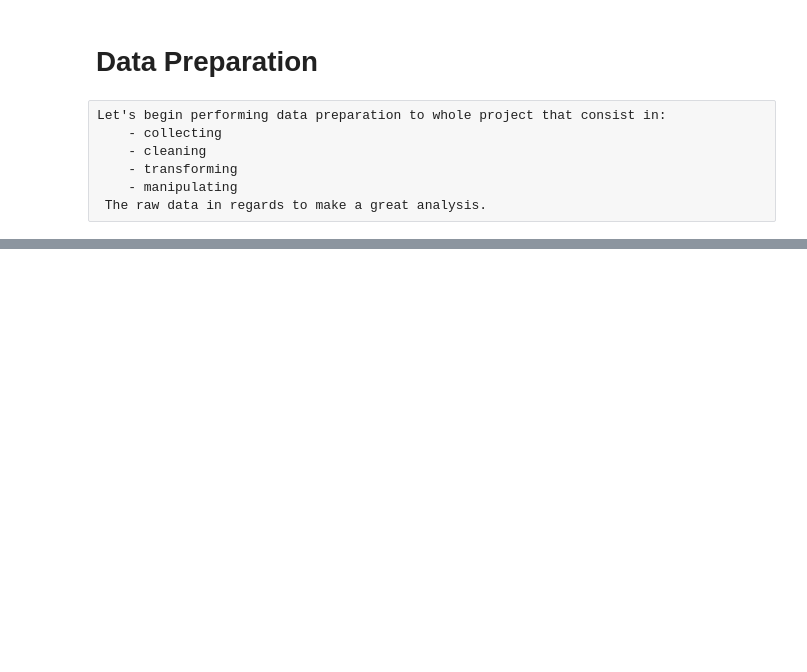
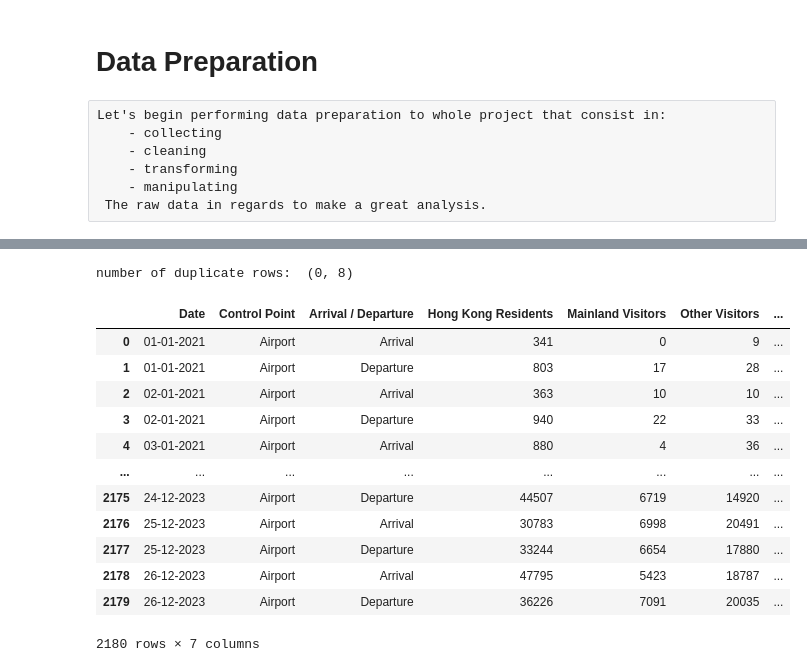
Before and after one commit to Lylkend-Albuquerque/CA2, a Jupyter notebook: CA_2 - 2023.ipynb, the cells around one changed output, grey strips where cells are left out. Cells and saved outputs as stored; diff of their text form; code cells hidden in the pictures; blank space fills up the shorter version.

Commit message:
DF's and cleaning those

```diff
--- a/CA_2 - 2023.ipynb
+++ b/CA_2 - 2023.ipynb
@@ -102,0 +114,5 @@ print(df)
+# %%
+duplicate_rows_df1 = df_hkg[df_hkg.duplicated()]
+print("number of duplicate rows: ", duplicate_rows_df1.shape)
+# %% [output]
+number of duplicate rows:  (0, 8)
@@ -102,0 +123,3 @@ print(df)
+# %%
+#Cleaning my dataset - I won't need that column - HK DF
+df_hkg.drop("Unnamed: 7", inplace=True, axis=1)
@@ -102,0 +129,19 @@ print(df)
+# %%
+# Filter rows where "Control Point" contains "Airport" and creating a new df
+df_hkg1 = df_hkg[df_hkg["Control Point"].str.contains("Airport")].reset_index(drop=True)
+# %%
+df_hkg1
+# %% [output]
+|  | Date | Control Point | Arrival / Departure | Hong Kong Residents | Mainland Visitors | Other Visitors | ... |
+| 0 | 01-01-2021 | Airport | Arrival | 341 | 0 | 9 | ... |
+| 1 | 01-01-2021 | Airport | Departure | 803 | 17 | 28 | ... |
+| 2 | 02-01-2021 | Airport | Arrival | 363 | 10 | 10 | ... |
+| 3 | 02-01-2021 | Airport | Departure | 940 | 22 | 33 | ... |
+| 4 | 03-01-2021 | Airport | Arrival | 880 | 4 | 36 | ... |
+| ... | ... | ... | ... | ... | ... | ... | ... |
+| 2175 | 24-12-2023 | Airport | Departure | 44507 | 6719 | 14920 | ... |
+| 2176 | 25-12-2023 | Airport | Arrival | 30783 | 6998 | 20491 | ... |
+| 2177 | 25-12-2023 | Airport | Departure | 33244 | 6654 | 17880 | ... |
+| 2178 | 26-12-2023 | Airport | Arrival | 47795 | 5423 | 18787 | ... |
+| 2179 | 26-12-2023 | Airport | Departure | 36226 | 7091 | 20035 | ... |
+2180 rows × 7 columns
```
Also changed, not shown: parts of 21 cells of this notebook, 2 other files.
